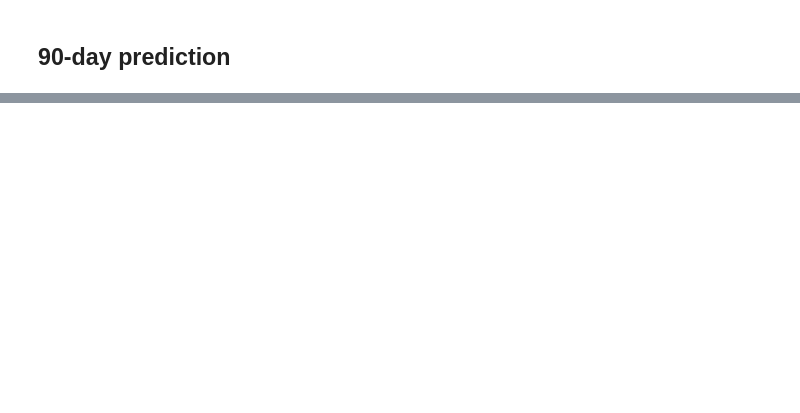
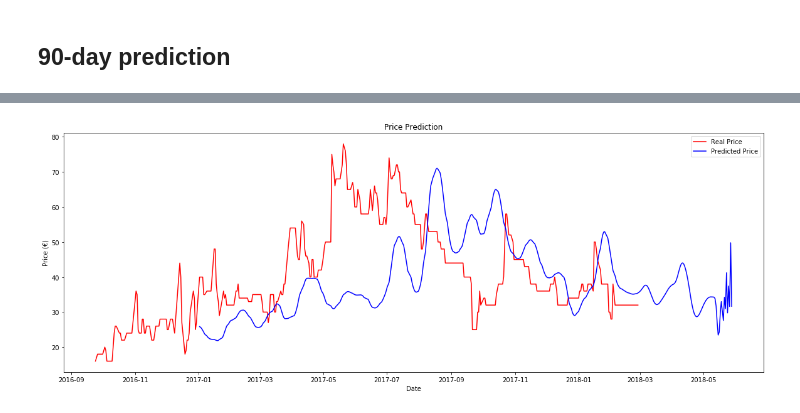
Before and after one commit to AlexandraAlmeidaGithub/Upskill, a Jupyter notebook: Projeto Alexandra Almeida.ipynb, the cells around one changed output, grey strips where cells are left out. Cells and saved outputs as stored; diff of their text form; code cells hidden in the pictures; blank space fills up the shorter version.

```diff
--- a/Projeto Alexandra Almeida.ipynb
+++ b/Projeto Alexandra Almeida.ipynb
@@ -219,13 +260,13 @@ plt.show()
 # %%
 pred_ = predict[-1].copy()
 prediction_full = []
-window = 60
+window = 90
 df_copy = df.iloc[:, 1:2][1:].values
 
 for j in range(20):
     df_ = np.vstack((df_copy, pred_))
-    train_ = df_[:num_shape]
-    test_ = df_[num_shape:]
+    train_ = df_[:num_records]
+    test_ = df_[num_records:]
 
     df_volume_ = np.vstack((train_, test_))
 
@@ -244,3 +285,14 @@ for j in range(20):
     pred_ = sc.inverse_transform(predict_)
     prediction_full.append(pred_[-1][0])
     df_copy = df_[j:]
+# %%
+prediction_full_new = np.vstack((predict, np.array(prediction_full).reshape(-1,1)))
+# %%
+df_date = df[['Date']]
+
+for h in range(90):
+    df_date_add = pd.to_datetime(df_date['Date'].iloc[-1]) + pd.DateOffset(days=1)
+    df_date_add = pd.DataFrame([df_date_add], columns=['Date'])
+    df_date = df_date.append(df_date_add)
+df_date = df_date.reset_index(drop=True)
+df_date.tail()
@@ -246,0 +306,12 @@ for j in range(20):
+# %%
+plt.figure(figsize=(20,7))
+plt.plot(df['Date'].values[num_records:], df_volume[num_records:], color = 'red', label = 'Real Price')
+plt.plot(df_date['Date'][-prediction_full_new.shape[0]:].values, prediction_full_new, color = 'blue', label = 'Predicted Price')
+# plt.xticks(np.arange(0,df_date[1800:].shape[0],25), rotation=45)
+plt.title('Price Prediction')
+plt.xlabel('Date')
+plt.ylabel('Price (€)')
+plt.legend()
+plt.show()
+# %% [output]
+[figure, added]
```
Also changed, not shown: parts of 9 cells of this notebook.
